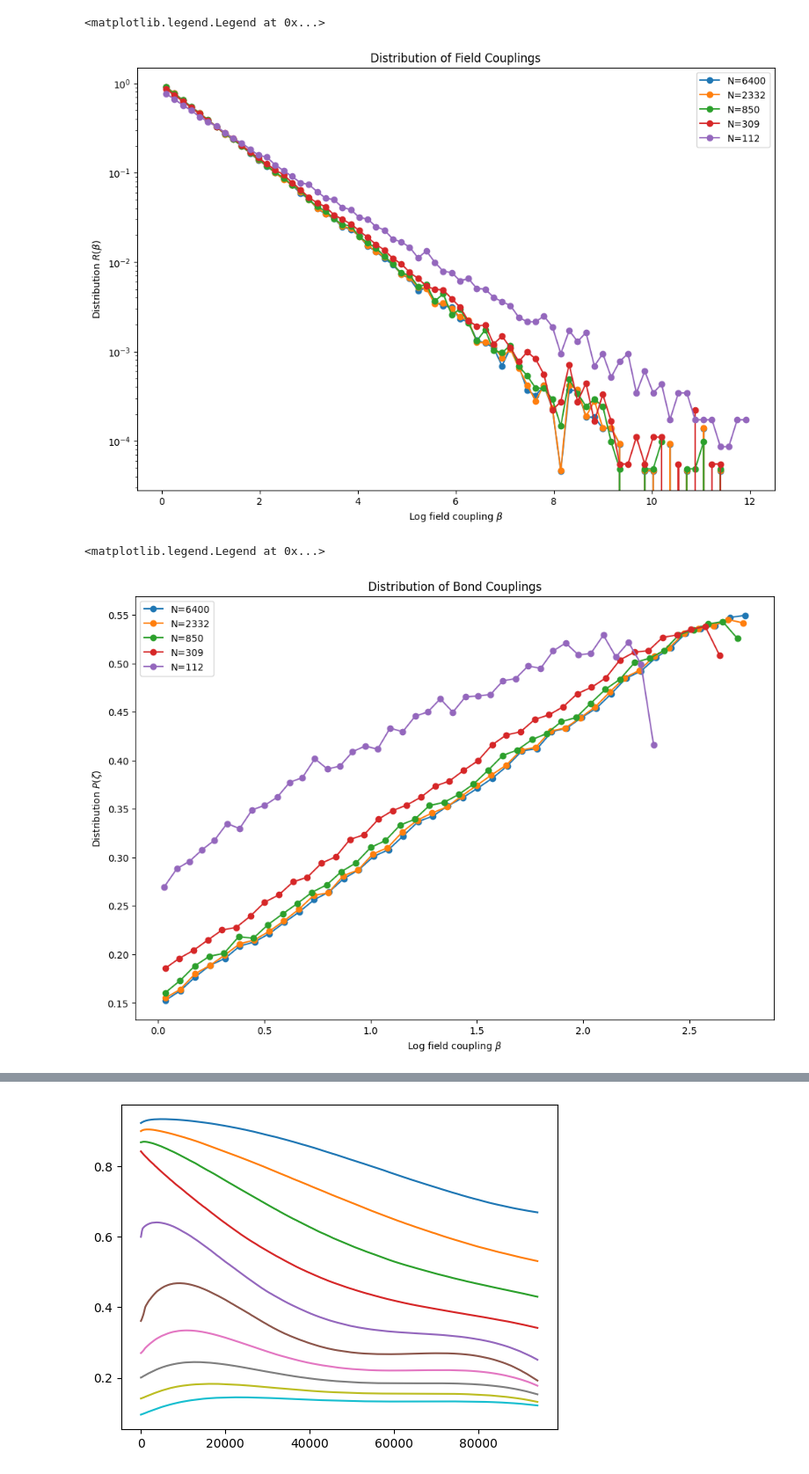
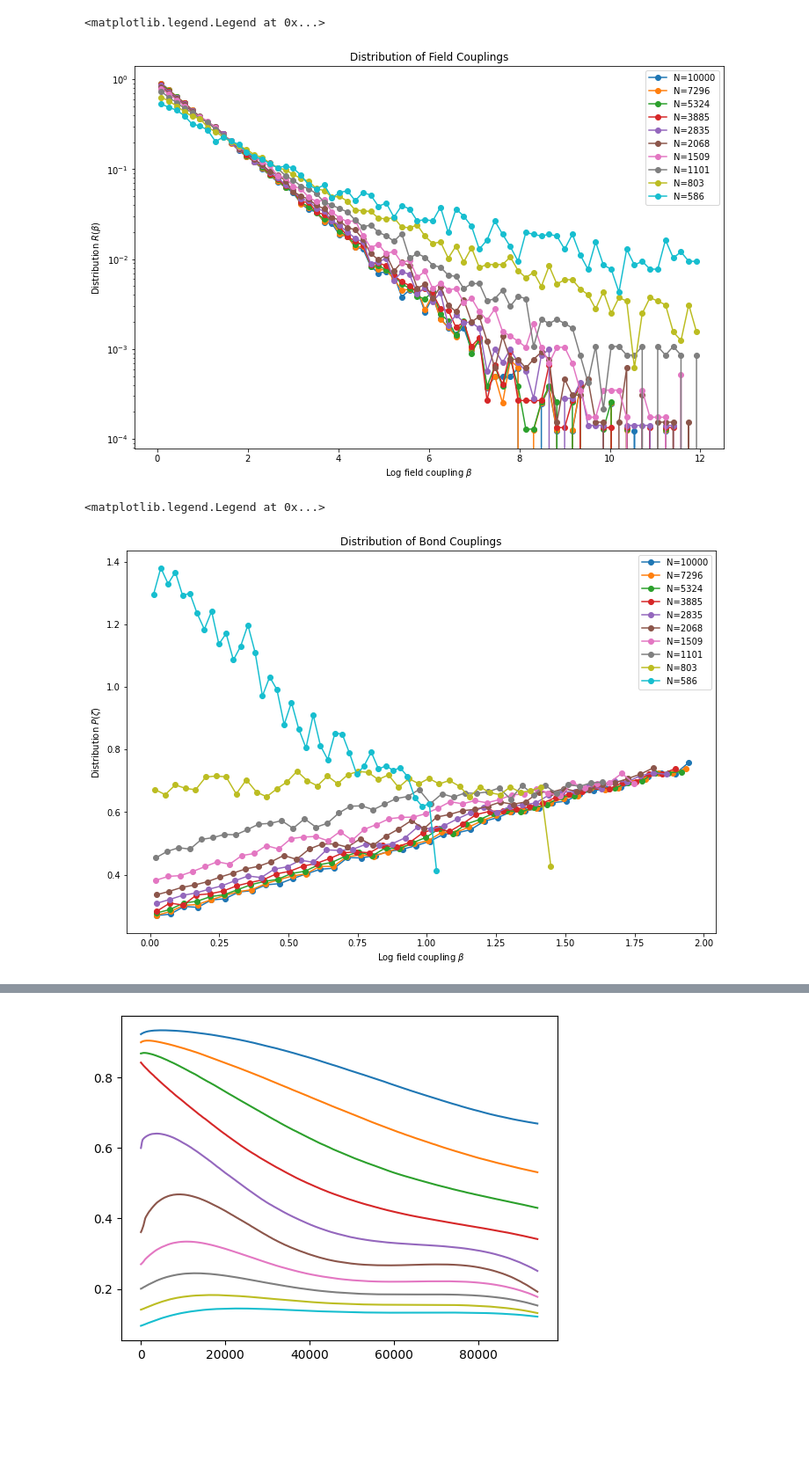
Before and after one commit to tsgaurav/Ising_RSRG, a Jupyter notebook: output/Distribution_Analysis.ipynb, the cells around one changed output, grey strips where cells are left out. Shown at 88% size. Saved outputs shown, nothing was run; the diff lists cells and outputs as text; code cells hidden in the pictures; blank space fills up the shorter version.

```diff
--- a/output/Distribution_Analysis.ipynb
+++ b/output/Distribution_Analysis.ipynb
@@ -33,5 +37,5 @@ log_file
 # %%
-ts = str(ts_list[-5])
+ts = str(ts_list[21])
 
 with open("Ising_2D_output_"+ts+".pkl", "rb") as fp:   # Unpickling
     output_data = pickle.load(fp)
@@ -74,7 +78,7 @@ for i,step in enumerate(measure_list[:-1]):
     width = bins[1]-bins[0]
     x = (bins[1:]-width/2)
     y = n
-    if i%4==0: plt.plot(x, y, label="N="+str(step), marker='o')
+    if i%2==0: plt.plot(x, y, label="N="+str(step), marker='o')
 
     popt, pcov = curve_fit(exponential_dist_norm, x[:20], y[:20])
     #plt.plot(x, exponential_dist_norm(x, *popt))
@@ -91,37 +95,37 @@ plt.title("Distribution of Field Couplings")
 plt.legend()
 # %% [output]
 <matplotlib.legend.Legend at 0x...>
-[figure, old version]
+[figure, new version]
 # %%
 measure_list = input_dict['measure_list']
 n_runs = input_dict['n_runs']
 n_bins_J = 40
 width_list = []
 plt.figure(figsize=(12, 8))
 
 for i,step in enumerate(measure_list[:-1]):
     n,bins = np.histogram(J_dist_list[i], density=True, bins = n_bins_J)
     width = bins[1]-bins[0]
     x = (bins[1:]-width/2)
     y = n
-    if i%4==0: plt.plot(x, y, label="N="+str(step), marker='o')
+    if i%2==0: plt.plot(x, y, label="N="+str(step), marker='o')
 
     popt, pcov = curve_fit(exponential_dist_norm, x[:20], y[:20])
     #plt.plot(x, exponential_dist_norm(x, *popt))
     width_list.append(1/popt[0])
 
 
 #plt.xlim(0, 6)
 #plt.ylim(1e-1, 1)
 
 plt.xlabel(r"Log field coupling $\beta$")
 plt.ylabel(r"Distribution $P(\zeta)$")
 plt.title("Distribution of Bond Couplings")
 
 plt.legend()
 # %% [output]
 <matplotlib.legend.Legend at 0x...>
-[figure, old version]
+[figure, new version]
 # %%
 plt.scatter(measure_list[:-1], width_list)
 x = measure_list[:-1]
```
Also changed, not shown: parts of 8 cells of this notebook, 3 other files.
